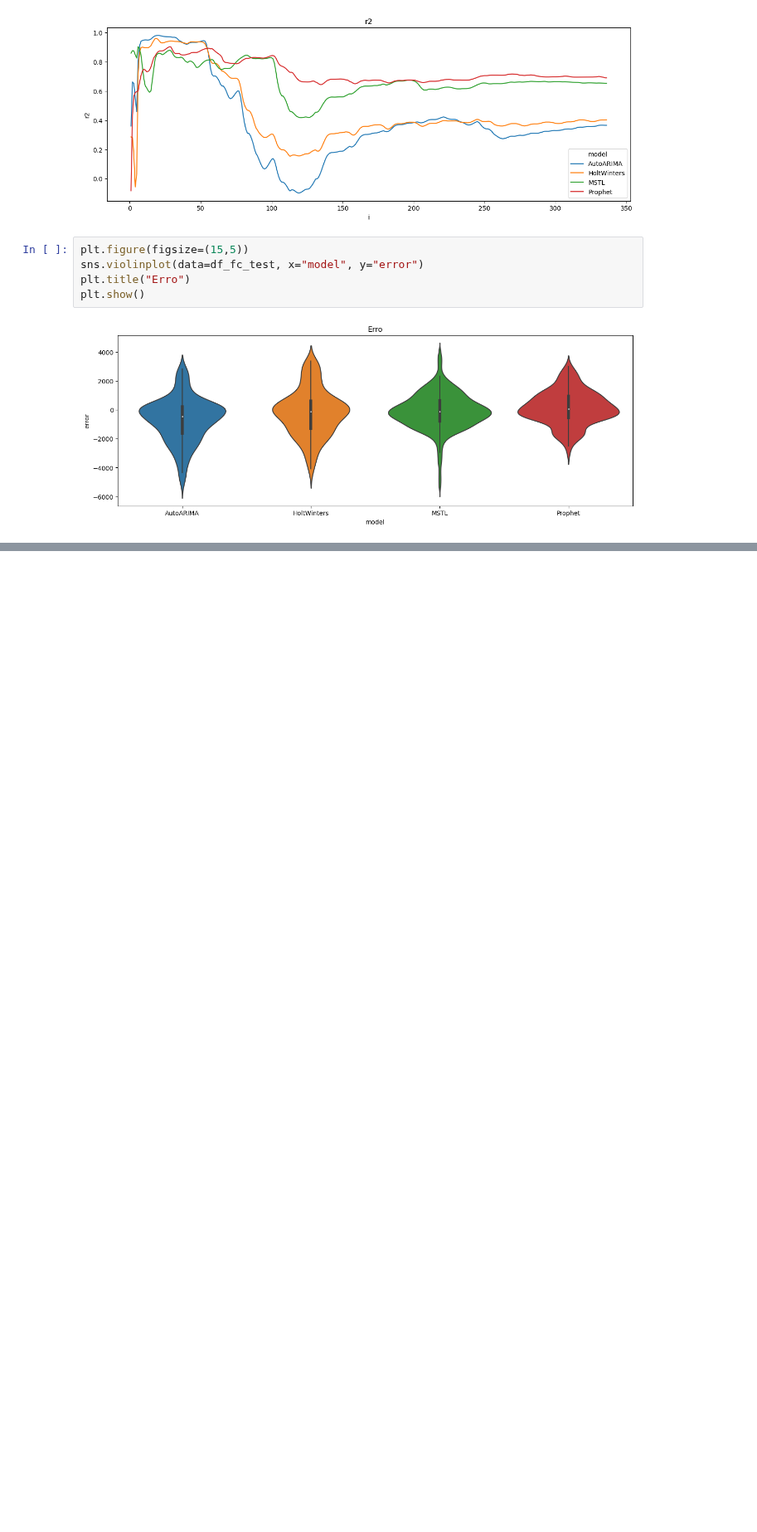
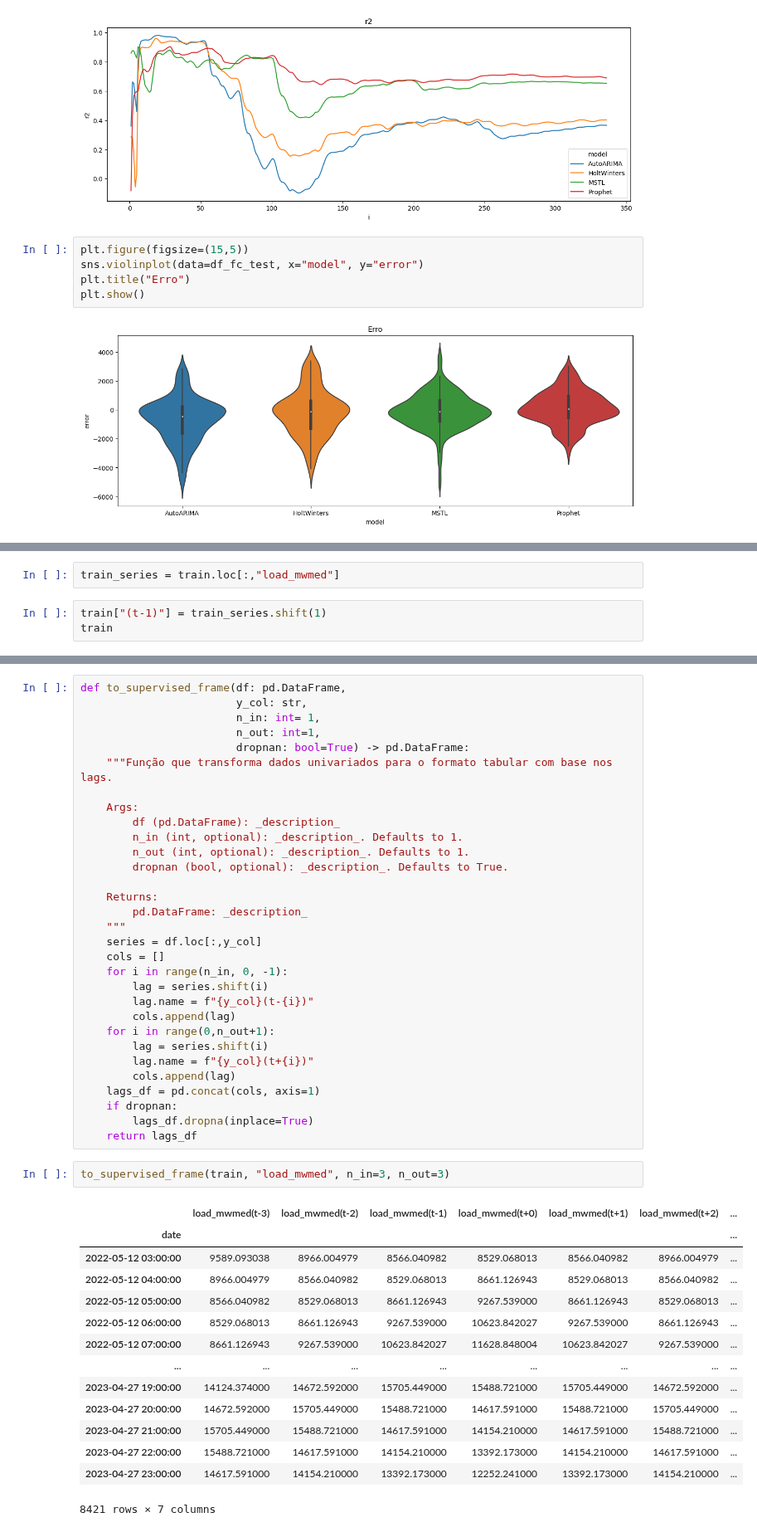
Before and after one commit to matheus-vizzotto/load_forecasting, a Jupyter notebook: src/model_tests2.ipynb, the cells around one changed output, grey strips where cells are left out. Shown at 83% size. Cells and saved outputs as stored; diff of their text form; blank space fills up the shorter version.

Commit message:
to_supervised_frame

```diff
--- a/src/model_tests2.ipynb
+++ b/src/model_tests2.ipynb
@@ -128,0 +149,5 @@ plt.show()
+# %%
+train_series = train.loc[:,"load_mwmed"]
+# %%
+train["(t-1)"] = train_series.shift(1)
+train
@@ -128,0 +174,48 @@ plt.show()
+# %%
+def to_supervised_frame(df: pd.DataFrame,
+                        y_col: str,
+                        n_in: int= 1,
+                        n_out: int=1,
+                        dropnan: bool=True) -> pd.DataFrame:
+    """Função que transforma dados univariados para o formato tabular com base nos lags.
+
+    Args:
+        df (pd.DataFrame): _description_
+        n_in (int, optional): _description_. Defaults to 1.
+        n_out (int, optional): _description_. Defaults to 1.
+        dropnan (bool, optional): _description_. Defaults to True.
+
+    Returns:
+        pd.DataFrame: _description_
+    """
+    series = df.loc[:,y_col]
+    cols = []
+    for i in range(n_in, 0, -1):
+        lag = series.shift(i)
+        lag.name = f"{y_col}(t-{i})"
+        cols.append(lag)
+    for i in range(0,n_out+1):
+        lag = series.shift(i)
+        lag.name = f"{y_col}(t+{i})"
+        cols.append(lag)
+    lags_df = pd.concat(cols, axis=1)
+    if dropnan:
+        lags_df.dropna(inplace=True)
+    return lags_df
+# %%
+to_supervised_frame(train, "load_mwmed", n_in=3, n_out=3)
+# %% [output]
+|  | load_mwmed(t-3) | load_mwmed(t-2) | load_mwmed(t-1) | load_mwmed(t+0) | load_mwmed(t+1) | load_mwmed(t+2) | ... |
+| date |  |  |  |  |  |  | ... |
+| 2022-05-12 03:00:00 | 9589.093038 | 8966.004979 | 8566.040982 | 8529.068013 | 8566.040982 | 8966.004979 | ... |
+| 2022-05-12 04:00:00 | 8966.004979 | 8566.040982 | 8529.068013 | 8661.126943 | 8529.068013 | 8566.040982 | ... |
+| 2022-05-12 05:00:00 | 8566.040982 | 8529.068013 | 8661.126943 | 9267.539000 | 8661.126943 | 8529.068013 | ... |
+| 2022-05-12 06:00:00 | 8529.068013 | 8661.126943 | 9267.539000 | 10623.842027 | 9267.539000 | 8661.126943 | ... |
+| 2022-05-12 07:00:00 | 8661.126943 | 9267.539000 | 10623.842027 | 11628.848004 | 10623.842027 | 9267.539000 | ... |
+| ... | ... | ... | ... | ... | ... | ... | ... |
+| 2023-04-27 19:00:00 | 14124.374000 | 14672.592000 | 15705.449000 | 15488.721000 | 15705.449000 | 14672.592000 | ... |
+| 2023-04-27 20:00:00 | 14672.592000 | 15705.449000 | 15488.721000 | 14617.591000 | 15488.721000 | 15705.449000 | ... |
+| 2023-04-27 21:00:00 | 15705.449000 | 15488.721000 | 14617.591000 | 14154.210000 | 14617.591000 | 15488.721000 | ... |
+| 2023-04-27 22:00:00 | 15488.721000 | 14617.591000 | 14154.210000 | 13392.173000 | 14154.210000 | 14617.591000 | ... |
+| 2023-04-27 23:00:00 | 14617.591000 | 14154.210000 | 13392.173000 | 12252.241000 | 13392.173000 | 14154.210000 | ... |
+8421 rows × 7 columns
```
Also changed, not shown: parts of 4 cells of this notebook, 3 other files.
